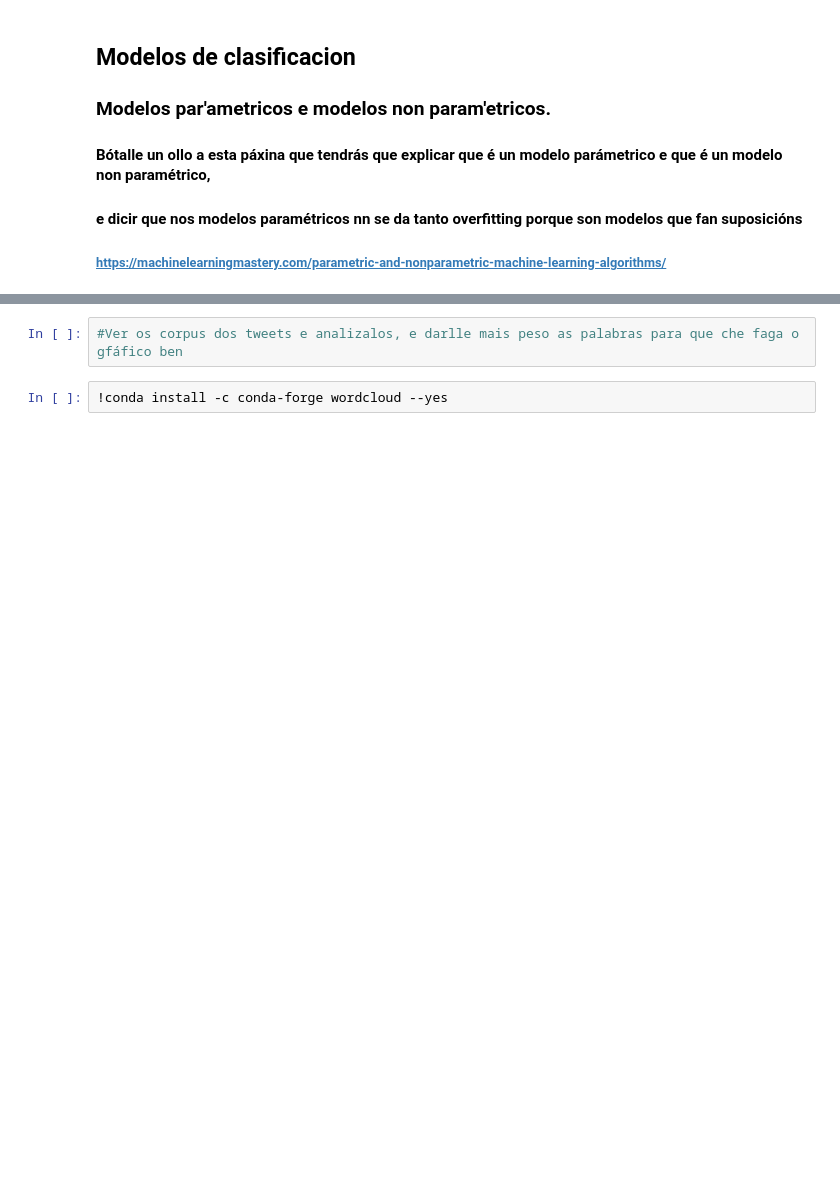
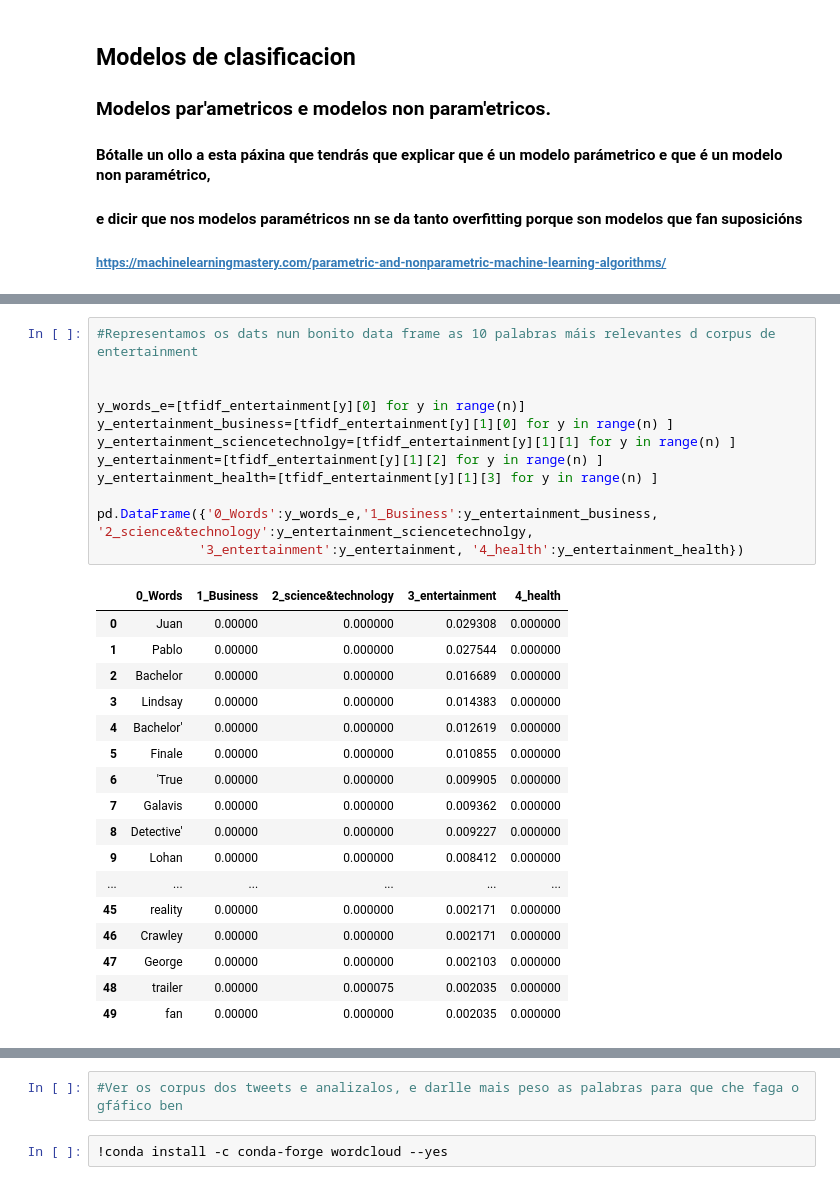
Before and after one commit to paquinho89/Daily-News-Classifier_TFM, a Jupyter notebook: Untitled.ipynb, the cells around one changed output, grey strips where cells are left out. Drawn from its saved outputs; the diff is of its cells as text; blank space fills up the shorter version.

```diff
--- a/Untitled.ipynb
+++ b/Untitled.ipynb
@@ -503,0 +625,30 @@ types_news[encoder.inverse_transform(cod)[0]]
+# %%
+#Representamos os dats nun bonito data frame as 10 palabras máis relevantes d corpus de entertainment
+
+
+y_words_e=[tfidf_entertainment[y][0] for y in range(n)]
+y_entertainment_business=[tfidf_entertainment[y][1][0] for y in range(n) ]
+y_entertainment_sciencetechnolgy=[tfidf_entertainment[y][1][1] for y in range(n) ]
+y_entertainment=[tfidf_entertainment[y][1][2] for y in range(n) ]
+y_entertainment_health=[tfidf_entertainment[y][1][3] for y in range(n) ]
+
+pd.DataFrame({'0_Words':y_words_e,'1_Business':y_entertainment_business, '2_science&technology':y_entertainment_sciencetechnolgy,
+             '3_entertainment':y_entertainment, '4_health':y_entertainment_health})
+# %% [output]
+|  | 0_Words | 1_Business | 2_science&technology | 3_entertainment | 4_health |
+| 0 | Juan | 0.00000 | 0.000000 | 0.029308 | 0.000000 |
+| 1 | Pablo | 0.00000 | 0.000000 | 0.027544 | 0.000000 |
+| 2 | Bachelor | 0.00000 | 0.000000 | 0.016689 | 0.000000 |
+| 3 | Lindsay | 0.00000 | 0.000000 | 0.014383 | 0.000000 |
+| 4 | Bachelor' | 0.00000 | 0.000000 | 0.012619 | 0.000000 |
+| 5 | Finale | 0.00000 | 0.000000 | 0.010855 | 0.000000 |
+| 6 | 'True | 0.00000 | 0.000000 | 0.009905 | 0.000000 |
+| 7 | Galavis | 0.00000 | 0.000000 | 0.009362 | 0.000000 |
+| 8 | Detective' | 0.00000 | 0.000000 | 0.009227 | 0.000000 |
+| 9 | Lohan | 0.00000 | 0.000000 | 0.008412 | 0.000000 |
+| ... | ... | ... | ... | ... | ... |
+| 45 | reality | 0.00000 | 0.000000 | 0.002171 | 0.000000 |
+| 46 | Crawley | 0.00000 | 0.000000 | 0.002171 | 0.000000 |
+| 47 | George | 0.00000 | 0.000000 | 0.002103 | 0.000000 |
+| 48 | trailer | 0.00000 | 0.000075 | 0.002035 | 0.000000 |
+| 49 | fan | 0.00000 | 0.000000 | 0.002035 | 0.000000 |
```
Also changed, not shown: parts of 32 cells of this notebook, 2 other files.
